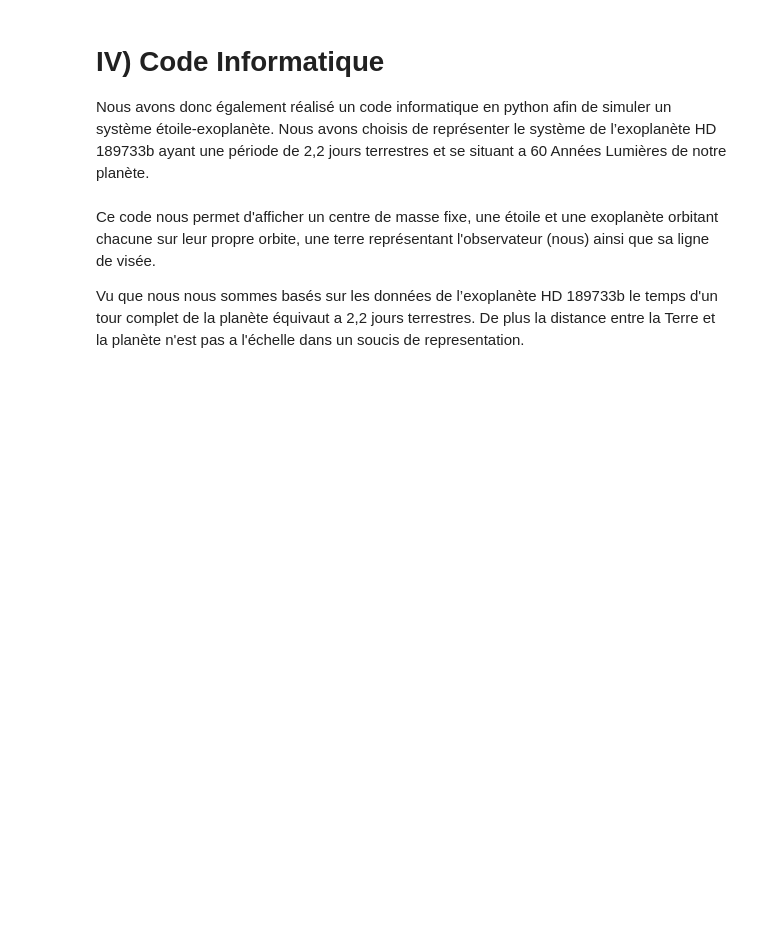
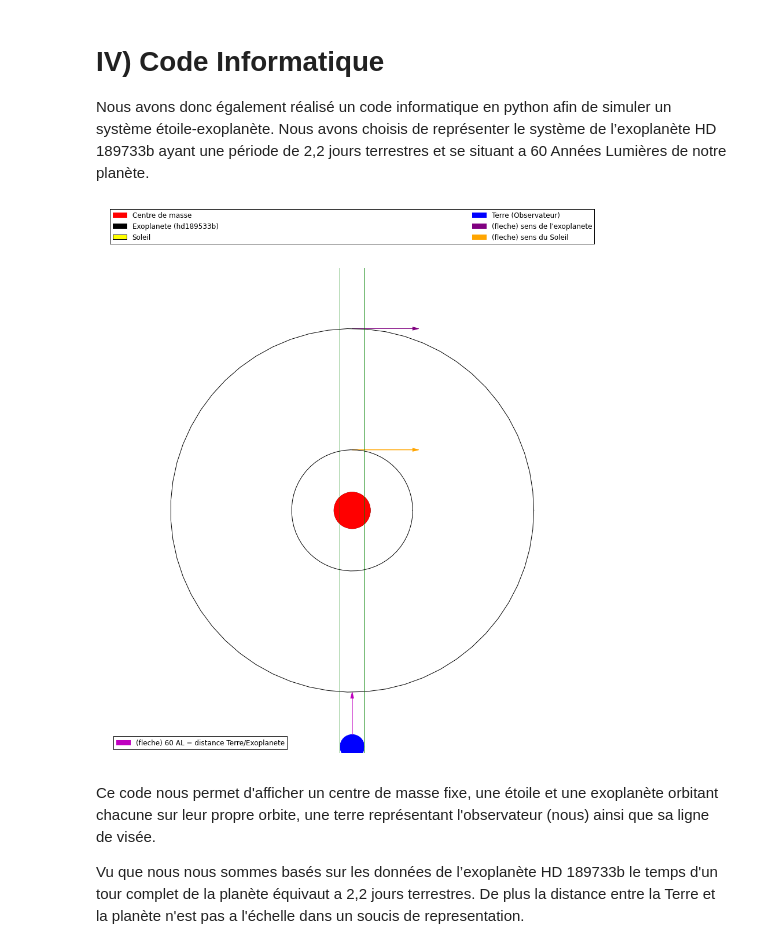
Before and after one commit to ARE-UPMC/are-gravite-2017-exoplanetes-lcm, a Jupyter notebook: Rapport ecrit version Notebook.ipynb, the cells around one changed output. Cells and saved outputs as stored; diff of their text form; code cells hidden in the pictures; blank space fills up the shorter version.

```diff
--- a/Rapport ecrit version Notebook.ipynb
+++ b/Rapport ecrit version Notebook.ipynb
@@ -121,6 +121,7 @@ Nous avons donc également réalisé un code informatique en python afin de simu
 import numpy as np
 import matplotlib.pyplot as plt
 from matplotlib import animation
+%matplotlib inline
 
 
 
@@ -132,12 +133,11 @@ circle2 = plt.Circle((0,-3.9), 0.2, color="blue", label="Terre (Observateur)")
 #Initialisation de la figure#
 fig= plt.figure("Representation de l'exoplanète hd189533b ayant une periode de rotation de 2,2 jours terrestres", facecolor="white")
 fig.set_dpi(95)
-fig.set_size_inches(50, 50)
+fig.set_size_inches(15, 15)
 ax=plt.axes(xlim=(-4, 4), ylim=(-4, 4))
 plt.axis('equal')#Garder l'echelle de la figure si la taille de la fenetre est modifiée#
 plt.axis('off')#Effacement des axes
-manager = plt.get_current_fig_manager()
-manager.resize(*manager.window.maxsize())#Ouverture de la fenetre en Taille grande#
+
 
 
 
@@ -195,33 +195,35 @@ def init():
 
     return patch, patch2,patch3,patch4,
 
 #Fonction qui anime le Soleil et l'exoplanète#
 def animate(t):
     #Exoplanete#
     x,y = patch.center
     x = xcenter + radius * np.cos(np.radians(t))
     y = ycenter  - radius * np.sin(np.radians(t))
     patch.center = (x,y)
 
     #Soleil#
     x,y = patch2.center
     x = xcenter - radius2 * np.cos(np.radians(t))
     y = -(ycenter - radius2 * np.sin(np.radians(t)))
     patch2.center= (x,y)
 
     return patch, patch2,
 
 
 #Affichage de la lègende en boite au dessus de la figure#
 
 plt.legend(bbox_to_anchor=(0., 1.02, 1., .102), loc=1,ncol=2, mode="expand", borderaxespad=0, handles=[circle1, patch, patch2, circle2, patch3, patch4])
 
 #Appel de la fonction animation#
 anim = animation.FuncAnimation(fig, animate, init_func=init, frames=1000000, interval=42, blit=True)
 
 #Affichage final#
 
 plt.show()
+# %% [output]
+[figure, added]
 # %% [markdown]
 Ce code nous permet d'afficher un centre de masse fixe, une étoile et une exoplanète orbitant chacune sur leur propre orbite, une terre représentant l'observateur (nous) ainsi que sa ligne de visée.
 
```
Also changed, not shown: parts of 3 cells of this notebook.
